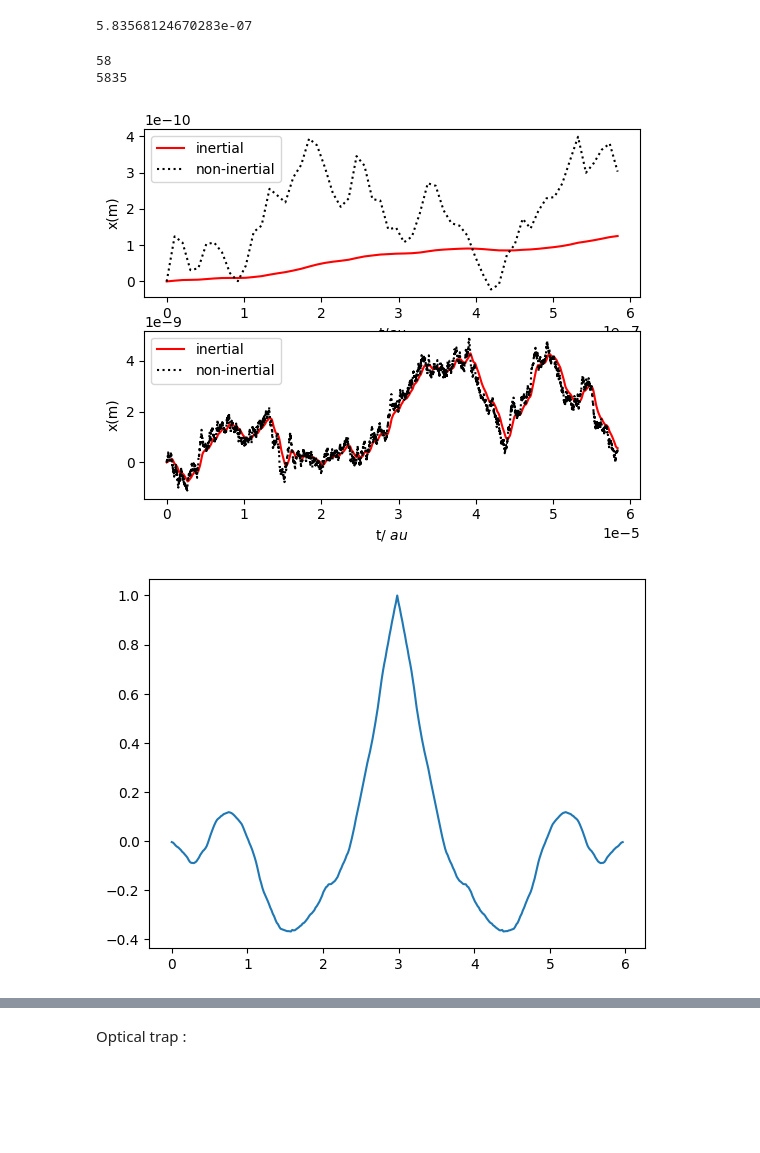
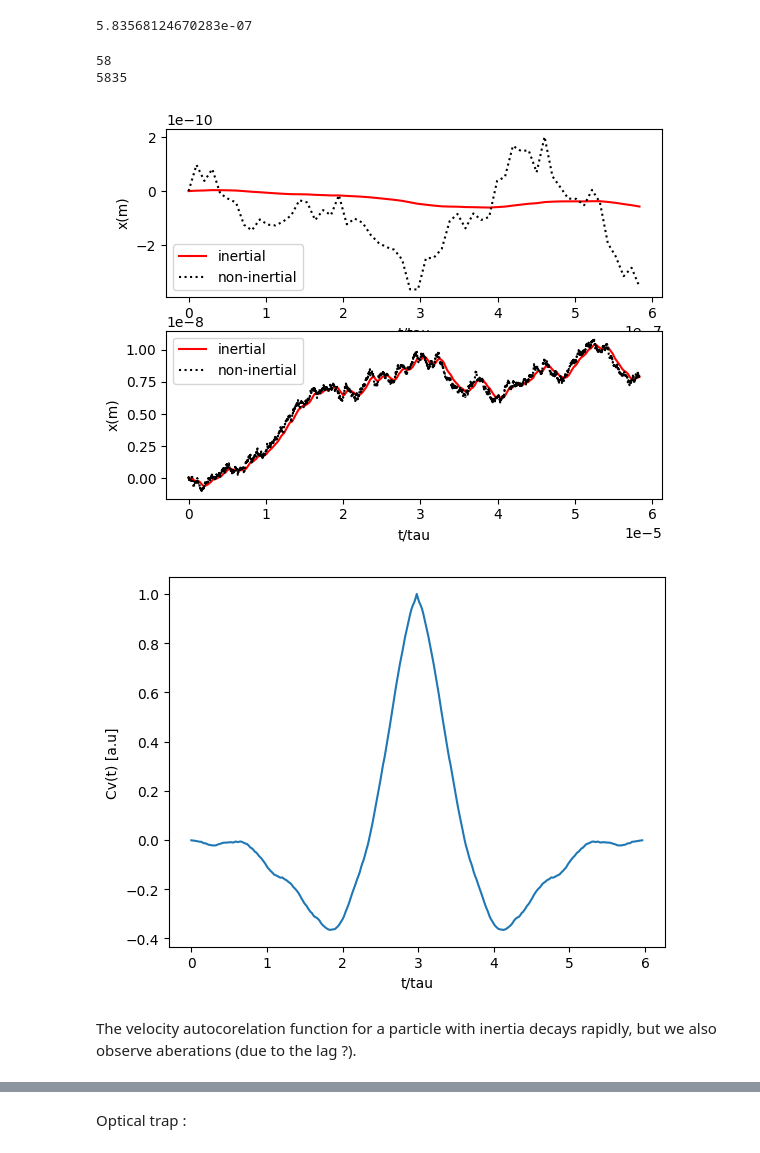
Before and after one commit to Antonin-Prom/IDIL_Internship_BFM_Langevin_modeling, a Jupyter notebook: langevin_simu/G.Volpe Brownian simulations/Optical_trap_notebook.ipynb, the cells around one changed output, grey strips where cells are left out. Cells and saved outputs as stored; diff of their text form; code cells hidden in the pictures; blank space fills up the shorter version.

```diff
--- a/langevin_simu/G.Volpe Brownian simulations/Optical_trap_notebook.ipynb
+++ b/langevin_simu/G.Volpe Brownian simulations/Optical_trap_notebook.ipynb
@@ -26,9 +26,7 @@ import matplotlib
 # %%
 # Generating the random sequence
 
-def generate_seq(dt,N):
-    standard_deviation = 1 #(1/(2*np.sqrt(dt)))
+def generate_seq(N):
+    standard_deviation = 1
     W_seq = np.array(np.random.normal(0,standard_deviation,N))
     return W_seq
-
-print(np.std(generate_seq(0.5,500000)),1)
@@ -183,40 +179,40 @@ def walk_inertia(N,w):
 # %%
 duration1 = tau
 duration2 = 100*tau
 N1 = int(duration1/dt_s)
 print(N1)
 N2 = int(duration2/dt_s)
 print(N2)
 
-w = generate_seq(dt_s,N2)
+w = generate_seq(N2)
 
 fig,(ax1,ax2) = plt.subplots(2,1)
 
 t1 = np.linspace(0,duration1,N1)
 ax1.plot(t1,walk_inertia(N1,w),color='red', label='inertial')
 ax1.plot(t1,walk_diffusion(N1,w),color='black', linestyle='dotted', label='non-inertial')
 ax1.set_xlabel('t/tau')
 ax1.set_ylabel('x(m)')
 ax1.legend()
 
 t2 = np.linspace(0,duration2,N2)
 ax2.plot(t2,walk_inertia(N2,w),color='red', label='inertial')
 ax2.plot(t2,walk_diffusion(N2,w),color='black', linestyle='dotted', label='non-inertial')
 ax2.set_xlabel('t/tau')
 ax2.set_ylabel('x(m)')
 ax2.legend()
 plt.show()
 # %% [output]
 58
 5835
-[figure, old version]
+[figure, new version]
 # %%
 def auto_correlation():
 
     duration = 3*tau
     time_points = np.arange(0,duration,dt_s)
     N = len(time_points)
-    w = generate_seq(dt_s,N)
+    w = generate_seq(N)
     position = walk_inertia(N,w)
     velocities = np.diff(position, axis=0)
     centered_velocities = velocities - np.mean(velocities)
@@ -227,10 +223,14 @@ def auto_correlation():
     return time_array,autocorr
 
 x,C = auto_correlation()
+plt.xlabel('t/tau')
+plt.ylabel('Cv(t) [a.u]')
 plt.plot(x,C)
 plt.show()
 # %% [output]
-[figure, old version]
+[figure, new version]
+# %% [markdown]
+The velocity autocorelation function for a particle with inertia decays rapidly, but we also observe aberations (due to the lag ?).
 # %%
 def mean_square_displacement(inertial):
 
```
Also changed, not shown: parts of 10 cells of this notebook.
